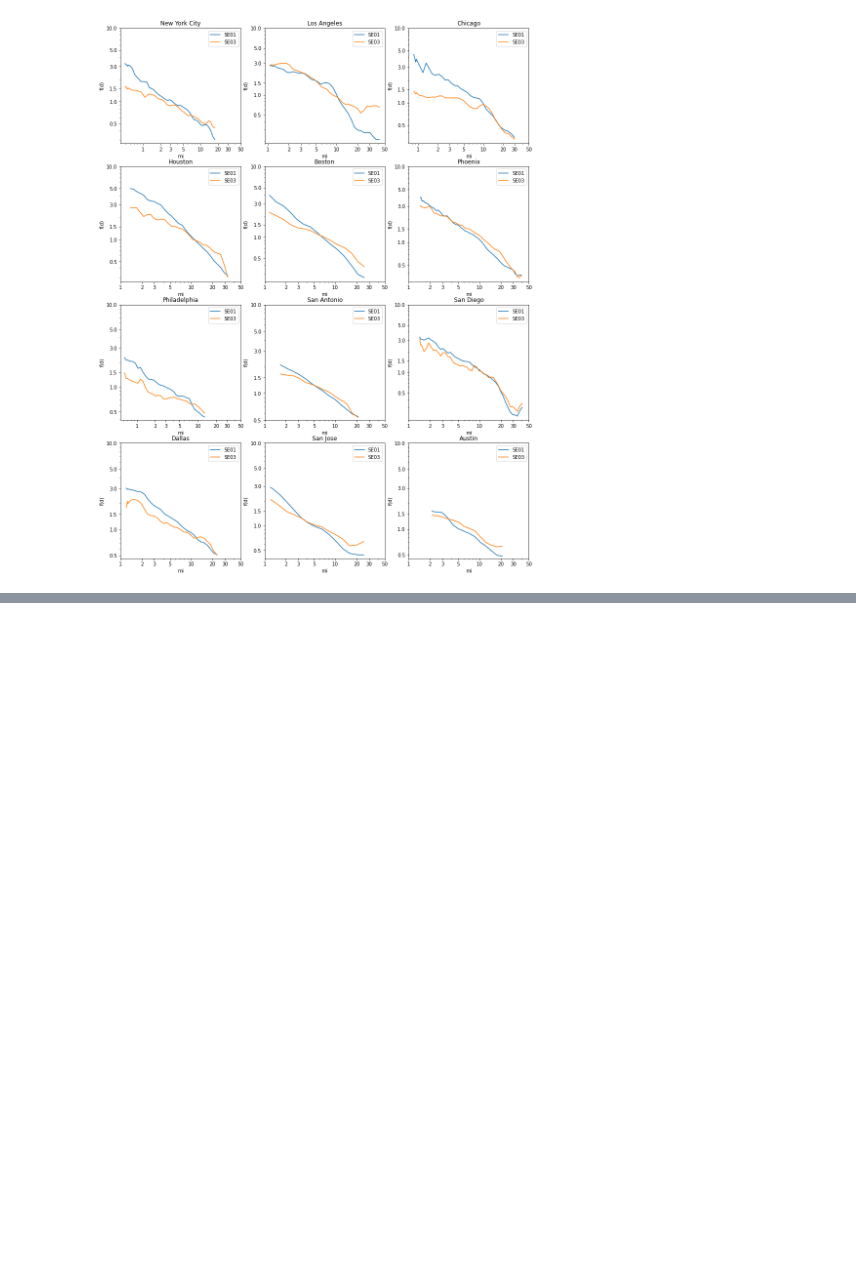
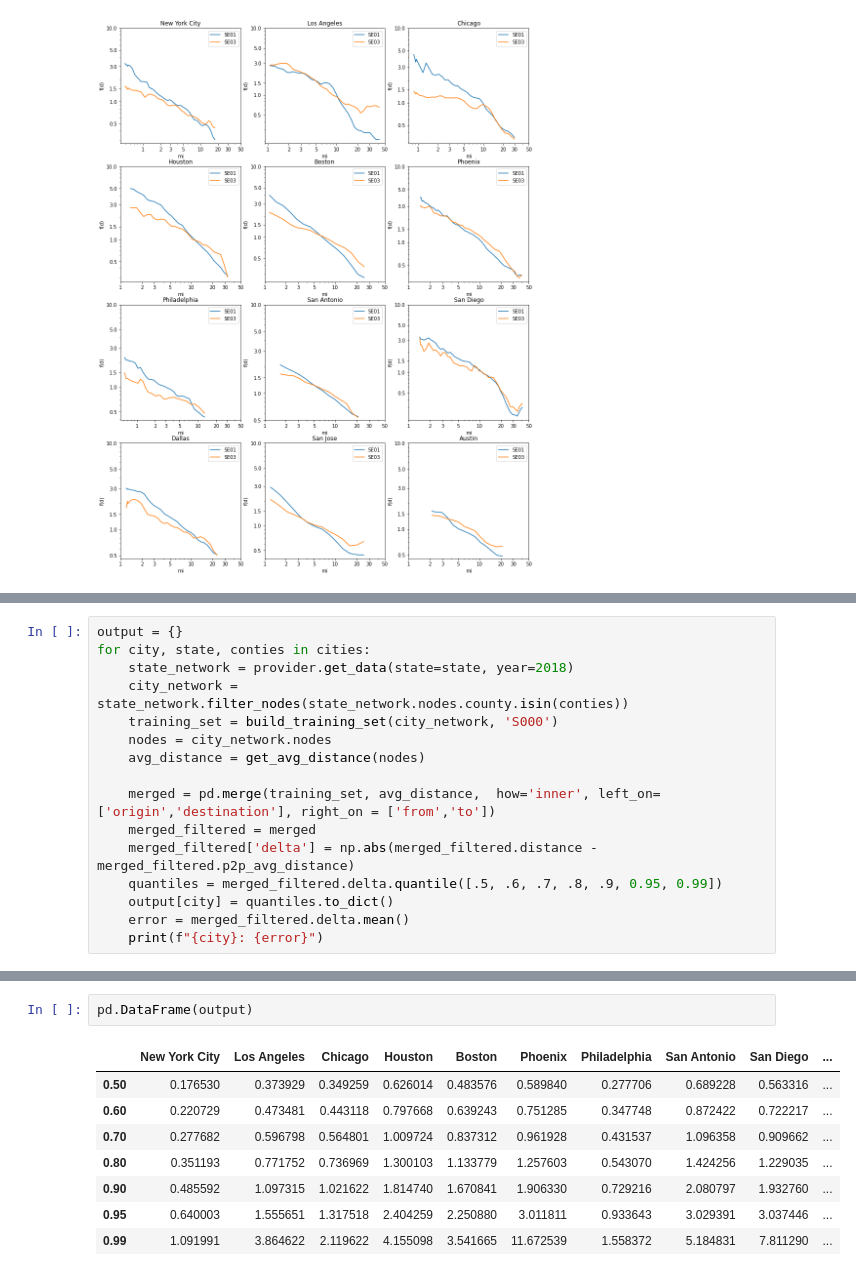
Before and after one commit to yuribogomolov/sttn, a Jupyter notebook: notebooks/f(d)_gravity_model.ipynb, the cells around one changed output, grey strips where cells are left out. Saved outputs shown, nothing was run; the diff lists cells and outputs as text; blank space fills up the shorter version.

```diff
--- a/notebooks/f(d)_gravity_model.ipynb
+++ b/notebooks/f(d)_gravity_model.ipynb
@@ -477,0 +527,16 @@ plt.savefig('img/curve.png')
+# %%
+output = {}
+for city, state, conties in cities:
+    state_network = provider.get_data(state=state, year=2018)
+    city_network = state_network.filter_nodes(state_network.nodes.county.isin(conties))
+    training_set = build_training_set(city_network, 'S000')
+    nodes = city_network.nodes
+    avg_distance = get_avg_distance(nodes)
+
+    merged = pd.merge(training_set, avg_distance,  how='inner', left_on=['origin','destination'], right_on = ['from','to'])
+    merged_filtered = merged
+    merged_filtered['delta'] = np.abs(merged_filtered.distance - merged_filtered.p2p_avg_distance)
+    quantiles = merged_filtered.delta.quantile([.5, .6, .7, .8, .9, 0.95, 0.99])
+    output[city] = quantiles.to_dict()
+    error = merged_filtered.delta.mean()
+    print(f"{city}: {error}")
@@ -477,0 +556,11 @@ plt.savefig('img/curve.png')
+# %%
+pd.DataFrame(output)
+# %% [output]
+|  | New York City | Los Angeles | Chicago | Houston | Boston | Phoenix | Philadelphia | San Antonio | San Diego | ... |
+| 0.50 | 0.176530 | 0.373929 | 0.349259 | 0.626014 | 0.483576 | 0.589840 | 0.277706 | 0.689228 | 0.563316 | ... |
+| 0.60 | 0.220729 | 0.473481 | 0.443118 | 0.797668 | 0.639243 | 0.751285 | 0.347748 | 0.872422 | 0.722217 | ... |
+| 0.70 | 0.277682 | 0.596798 | 0.564801 | 1.009724 | 0.837312 | 0.961928 | 0.431537 | 1.096358 | 0.909662 | ... |
+| 0.80 | 0.351193 | 0.771752 | 0.736969 | 1.300103 | 1.133779 | 1.257603 | 0.543070 | 1.424256 | 1.229035 | ... |
+| 0.90 | 0.485592 | 1.097315 | 1.021622 | 1.814740 | 1.670841 | 1.906330 | 0.729216 | 2.080797 | 1.932760 | ... |
+| 0.95 | 0.640003 | 1.555651 | 1.317518 | 2.404259 | 2.250880 | 3.011811 | 0.933643 | 3.029391 | 3.037446 | ... |
+| 0.99 | 1.091991 | 3.864622 | 2.119622 | 4.155098 | 3.541665 | 11.672539 | 1.558372 | 5.184831 | 7.811290 | ... |
```
Also changed, not shown: parts of 4 cells of this notebook.
